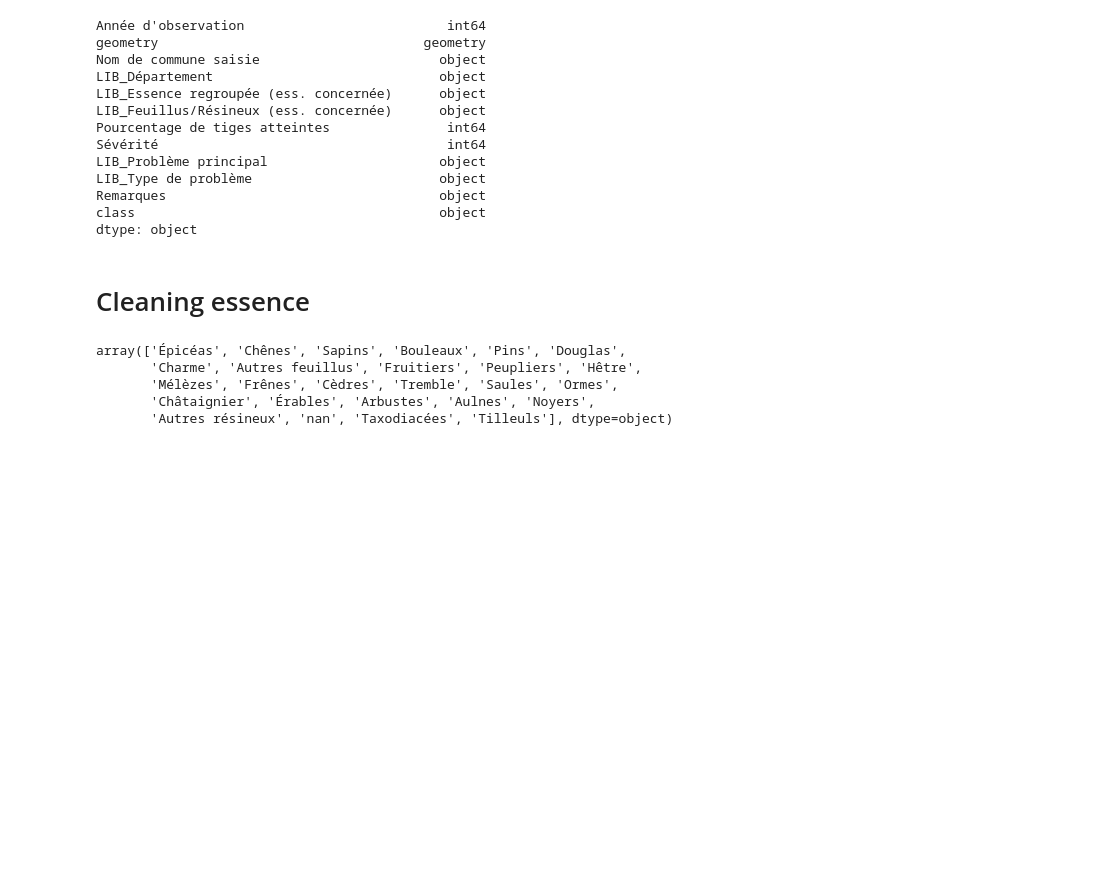
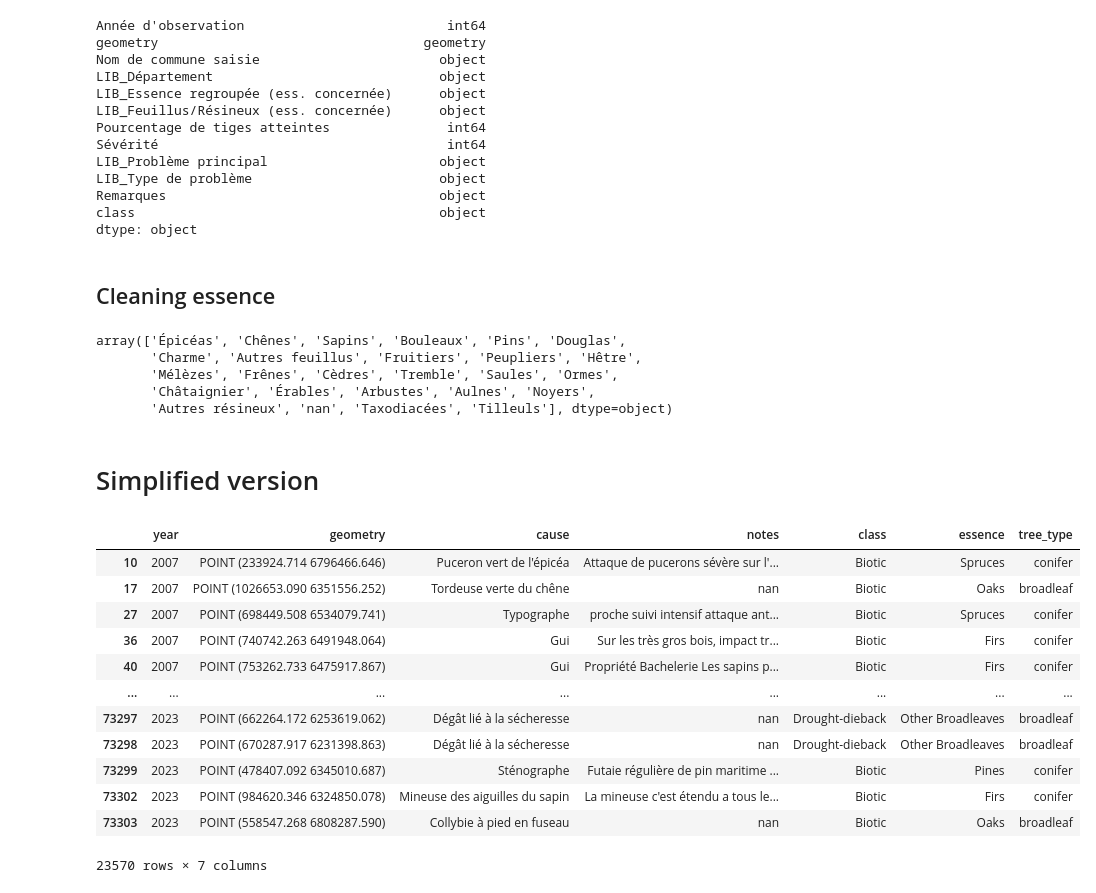
Before and after one commit to ArthurCalvi/Disturbance-Attribution-Dataset-Joining, a Jupyter notebook: process-datasets/Process_health-monitoring_FR.ipynb, the cells around one changed output. Cells and saved outputs as stored; diff of their text form; code cells hidden in the pictures; blank space fills up the shorter version.

```diff
--- a/process-datasets/Process_health-monitoring_FR.ipynb
+++ b/process-datasets/Process_health-monitoring_FR.ipynb
@@ -132,7 +170,7 @@ for col in ["Nom de commune saisie", "LIB_Département", "LIB_Essence regroupée
 gdf_filtered.rename(columns={"Année d'observation": "year"},  inplace=True)
 gdf_filtered.to_parquet('../data/processed_datasets/health-monitoring_2007-2023_EPSG4326_FR.parquet')
 # %% [markdown]
-# Cleaning essence
+## Cleaning essence
 # %%
 import geopandas as gpd
 
@@ -194,3 +232,39 @@ def get_tree_type(x):
 gdf['tree_type'] = gdf['LIB_Feuillus/Résineux (ess. concernée)'].apply(get_tree_type)
 # %%
 gdf[['year', 'geometry', 'LIB_Problème principal', 'Remarques', 'class', 'essence', 'tree_type']].to_parquet('../data/processed_datasets/health-monitoring_2007-2023_EPSG4326_FR.parquet')
+# %% [markdown]
+# Simplified version
+# %%
+import geopandas as gpd
+epsg = 'epsg:2154'
+hm = gpd.read_parquet('../data/processed_datasets/health-monitoring_2007-2023_EPSG4326_FR.parquet').to_crs(epsg)
+# %%
+#hm
+# def get_class(x):
+#     if x  == 'biotic-factor':
+#         return 'Biotic'
+#     else :
+#         return 'Other'
+
+# hm['class'] = hm['class'].apply(get_class)
+hm['year'] = hm['year'].astype(int)
+hm.drop_duplicates(inplace=True)
+hm.dropna(inplace=True)
+
+hm.rename(columns={'LIB_Problème principal':'cause', 'Remarques':'notes'}, inplace=True)
+# %%
+hm
+# %% [output]
+|  | year | geometry | cause | notes | class | essence | tree_type |
+| 10 | 2007 | POINT (233924.714 6796466.646) | Puceron vert de l'épicéa | Attaque de pucerons sévère sur l'... | Biotic | Spruces | conifer |
+| 17 | 2007 | POINT (1026653.090 6351556.252) | Tordeuse verte du chêne | nan | Biotic | Oaks | broadleaf |
+| 27 | 2007 | POINT (698449.508 6534079.741) | Typographe | proche suivi intensif attaque ant... | Biotic | Spruces | conifer |
+| 36 | 2007 | POINT (740742.263 6491948.064) | Gui | Sur les très gros bois, impact tr... | Biotic | Firs | conifer |
+| 40 | 2007 | POINT (753262.733 6475917.867) | Gui | Propriété Bachelerie Les sapins p... | Biotic | Firs | conifer |
+| ... | ... | ... | ... | ... | ... | ... | ... |
+| 73297 | 2023 | POINT (662264.172 6253619.062) | Dégât lié à la sécheresse | nan | Drought-dieback | Other Broadleaves | broadleaf |
+| 73298 | 2023 | POINT (670287.917 6231398.863) | Dégât lié à la sécheresse | nan | Drought-dieback | Other Broadleaves | broadleaf |
+| 73299 | 2023 | POINT (478407.092 6345010.687) | Sténographe | Futaie régulière de pin maritime ... | Biotic | Pines | conifer |
+| 73302 | 2023 | POINT (984620.346 6324850.078) | Mineuse des aiguilles du sapin | La mineuse c'est étendu a tous le... | Biotic | Firs | conifer |
+| 73303 | 2023 | POINT (558547.268 6808287.590) | Collybie à pied en fuseau | nan | Biotic | Oaks | broadleaf |
+23570 rows × 7 columns
```
Also changed, not shown: parts of 14 cells of this notebook, 6 other files.
